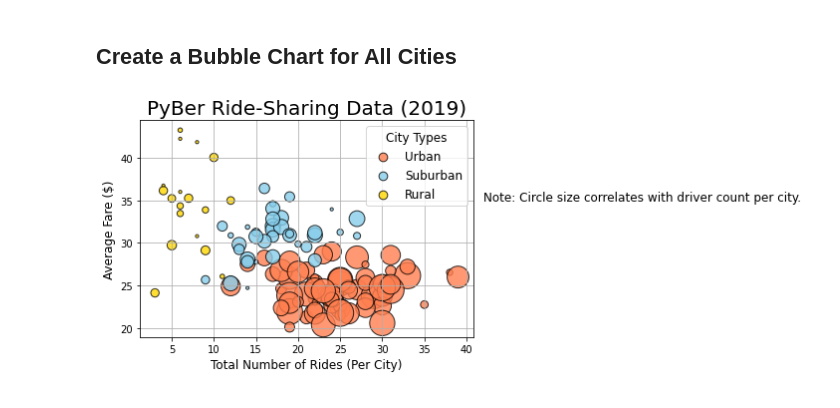
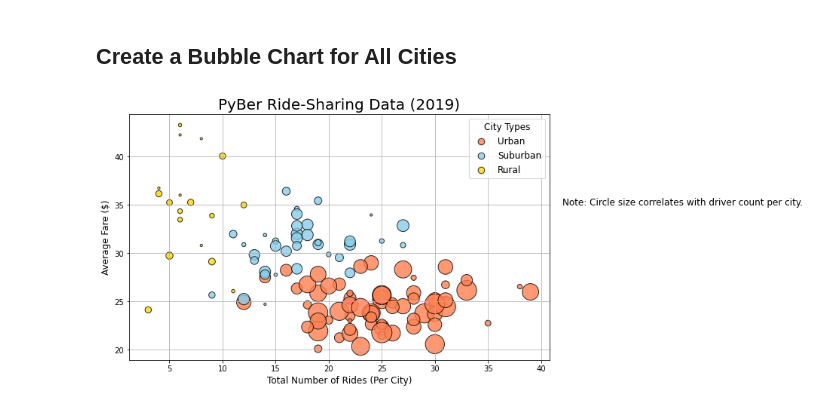
Before and after one commit to Hisham9995/Hisham9995-PyBer_Analysis, a Jupyter notebook: PyBer.ipynb, the cells around one changed output. Cells and saved outputs as stored; diff of their text form; code cells hidden in the pictures.

```diff
--- a/PyBer.ipynb
+++ b/PyBer.ipynb
@@ -338,45 +338,42 @@ plt.legend()
 ## Create a Bubble Chart for All Cities
 # %%
 # Add the scatter charts for each type of city.
-plt.scatter(urban_ride_count,
-      urban_avg_fare,
-      s=10*urban_driver_count, c="coral",
-      edgecolor="black", linewidths=1,
-      alpha=0.8, label="Urban")
+plt.subplots(figsize=(10, 6))
+plt.scatter(urban_ride_count, urban_avg_fare,
+           s=10*urban_driver_count,
+           color='coral', edgecolor='black', linewidths=1,
+           alpha=0.8, label='Urban')
 
-plt.scatter(suburban_ride_count,
-      suburban_avg_fare,
-      s=10*suburban_driver_count, c="skyblue",
-      edgecolor="black", linewidths=1,
-      alpha=0.8, label="Suburban")
+plt.scatter(suburban_ride_count, suburban_avg_fare,
+            s=10*suburban_driver_count,
+            color="skyblue", edgecolor="black", linewidths=1,
+            alpha=0.8, label="Suburban")
 
-plt.scatter(rural_ride_count,
-      rural_avg_fare,
-      s=10*rural_driver_count, c="gold",
-      edgecolor="black", linewidths=1,
-      alpha=0.8, label="Rural")
+plt.scatter(rural_ride_count, rural_avg_fare,
+            s=10*rural_driver_count,
+            color="gold",edgecolor="black", linewidths=1,
+            alpha=0.8, label="Rural")
 
 #Incorporate the other graph properties
 plt.title("PyBer Ride-Sharing Data (2019)", fontsize=20)
 plt.ylabel("Average Fare ($)", fontsize=12)
 plt.xlabel("Total Number of Rides (Per City)", fontsize=12)
 plt.grid(True)
 
 #Create a legend with a fixed size
 lgnd = plt.legend(fontsize="12", mode="Expanded",
          scatterpoints=1, loc="best", title="City Types")
 lgnd.legendHandles[0]._sizes = [75]
 lgnd.legendHandles[1]._sizes = [75]
 lgnd.legendHandles[2]._sizes = [75]
 lgnd.get_title().set_fontsize(12)
 
 #Incorporate a text label about circle size
 plt.text(42, 35, "Note: Circle size correlates with driver count per city.", fontsize="12", wrap=True)
 
 #Save the figure
 plt.savefig("Analysis/Fig1.png")
 
-# Show the plot
 plt.show()
 # %% [output]
-[figure, old version]
+[figure, new version]
```
